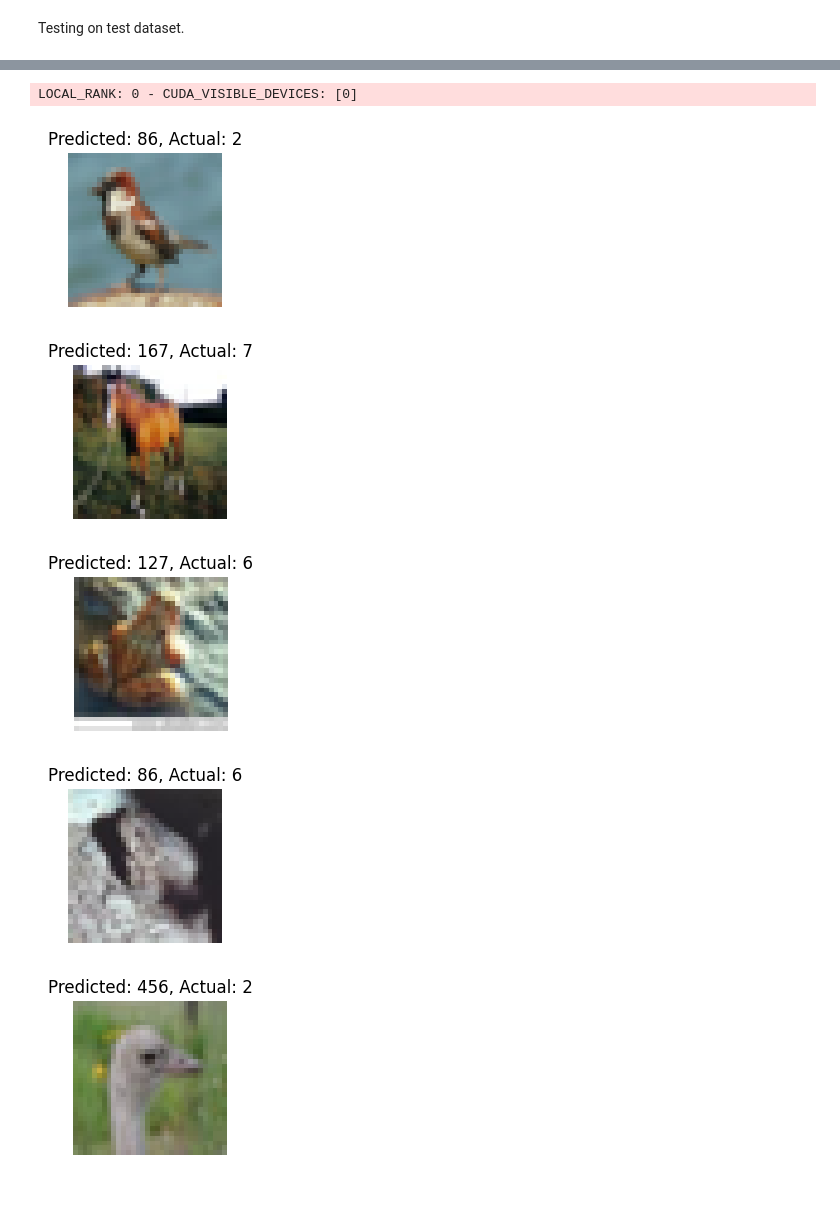
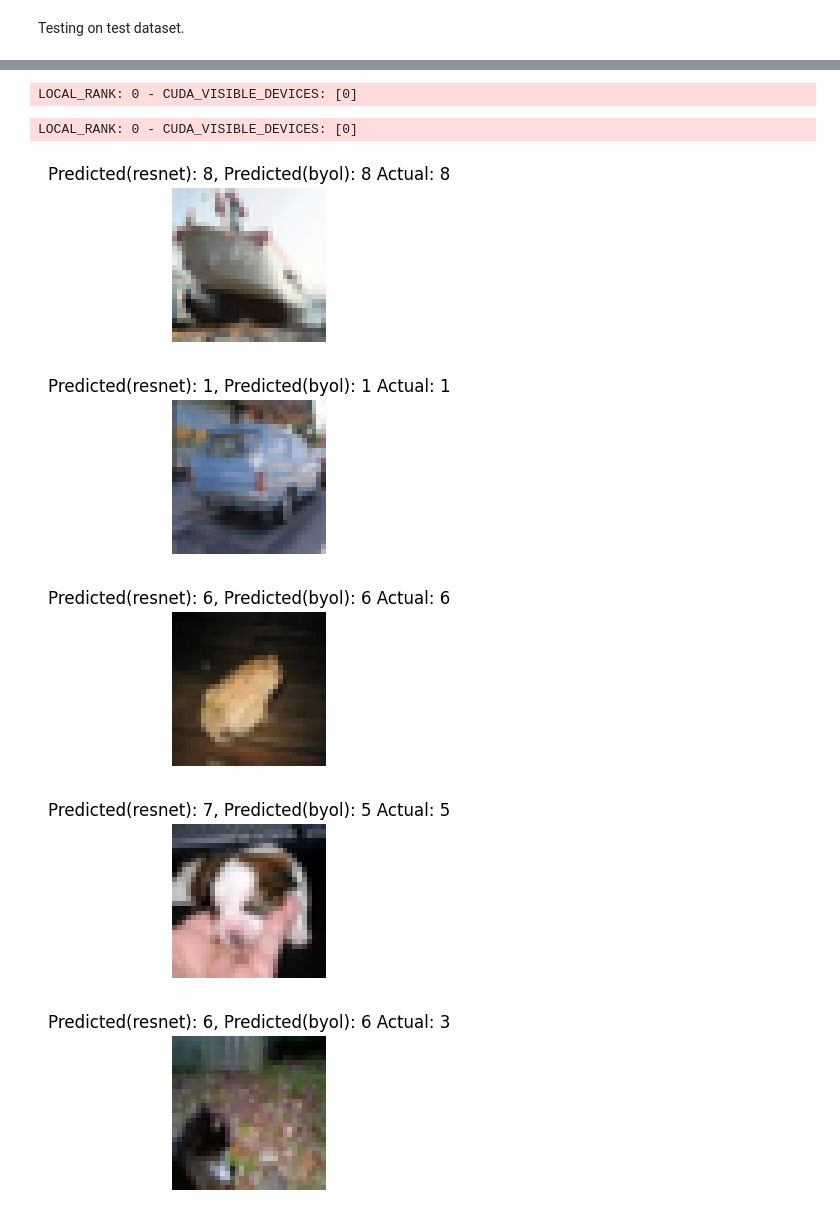
Before and after one commit to rafacelente/byol, a Jupyter notebook: byol.ipynb, the cells around one changed output, grey strips where cells are left out. Cells and saved outputs as stored; diff of their text form; code cells hidden in the pictures.

Commit message:
fix: output flatten after sequential resnet forward | full training

```diff
--- a/byol.ipynb
+++ b/byol.ipynb
@@ -109,4 +142,4 @@ byol_resnet_trainer = pl.Trainer(
     accelerator=accelerator,
 )
 
-byol_resnet_trainer.fit(model=byol_resnet, train_dataloaders=train_dataset_A, val_dataloaders=val_dataset_A)
+byol_resnet_trainer.fit(model=byol_resnet, train_dataloaders=train_loader, val_dataloaders=val_loader)
@@ -127,39 +194,43 @@ byol_resnet_trainer.test(model=byol_resnet, test_dataloaders=test_loader)
 # %%
 num_samples = 10
 indices = np.random.choice(len(test_dataset), num_samples, replace=False)
-subset_test_dataset = Subset(test_dataset, indices)
+subset_test_dataset = torch.utils.data.Subset(test_dataset, indices)
 subset_test_dataloader = torch.utils.data.DataLoader(
     subset_test_dataset,
     batch_size=2,
     num_workers=8,
     shuffle=False
 )
-# %%
-predictions = trainer.predict(model=model, dataloaders=subset_test_dataloader)
-# %% [output]
-LOCAL_RANK: 0 - CUDA_VISIBLE_DEVICES: [0]
+# %%
+resnet_predictions = resnet_trainer.predict(model=resnet_module, dataloaders=subset_test_dataloader)
+byol_resnet_predictions = byol_resnet_trainer.predict(model=byol_resnet, dataloaders=subset_test_dataloader)
+# %% [output]
+LOCAL_RANK: 0 - CUDA_VISIBLE_DEVICES: [0]
+LOCAL_RANK: 0 - CUDA_VISIBLE_DEVICES: [0]
 # %%
 import matplotlib.pyplot as plt
 
-predicted_labels = torch.argmax(torch.cat(predictions, dim=0), dim=1)
+resnet_predicted_labels = torch.argmax(torch.cat(resnet_predictions, dim=0), dim=1)
+byol_resnet_predicted_labels = torch.argmax(torch.cat(byol_resnet_predictions, dim=0), dim=1)
 
 # Select a few images to display
 num_images_to_display = 5
 for i in range(num_images_to_display):
     image, label = subset_test_dataset[i]
-    pred_label = predicted_labels[i]
+    resnet_pred_label = resnet_predicted_labels[i]
+    byol_resnet_pred_label = byol_resnet_predicted_labels[i]
 
     np_image = image.numpy().transpose((1, 2, 0))
     np_image = np.clip(np_image * 0.5 + 0.5, 0, 1)
 
     plt.figure(figsize=(2, 2))
     plt.imshow(np_image)
-    plt.title(f'Predicted: {pred_label}, Actual: {label}')
+    plt.title(f'Predicted(resnet): {resnet_pred_label}, Predicted(byol): {byol_resnet_pred_label} Actual: {label}')
     plt.axis('off')
     plt.show()
 # %% [output]
-[figure, old version]
+[figure, new version]
-[figure, old version]
+[figure, new version]
-[figure, old version]
+[figure, new version]
-[figure, old version]
+[figure, new version]
-[figure, old version]
+[figure, new version]
```
Also changed, not shown: parts of 8 cells of this notebook, 2 other files.
